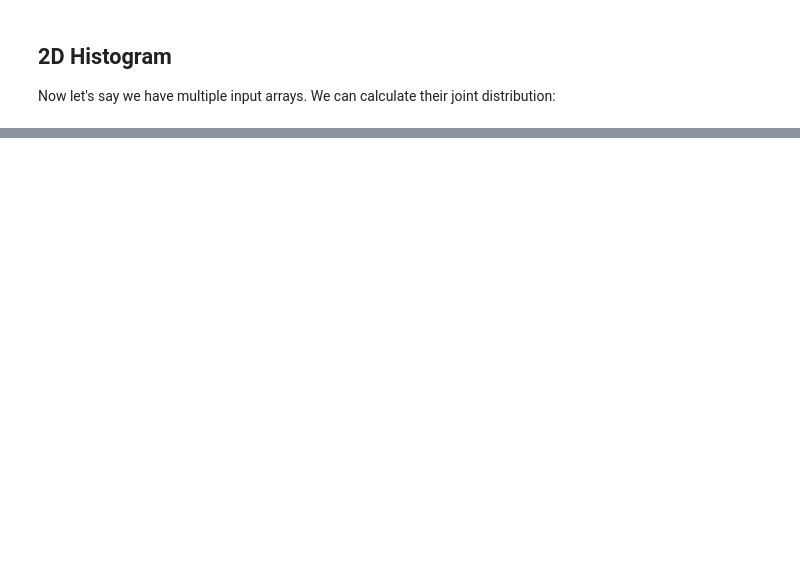
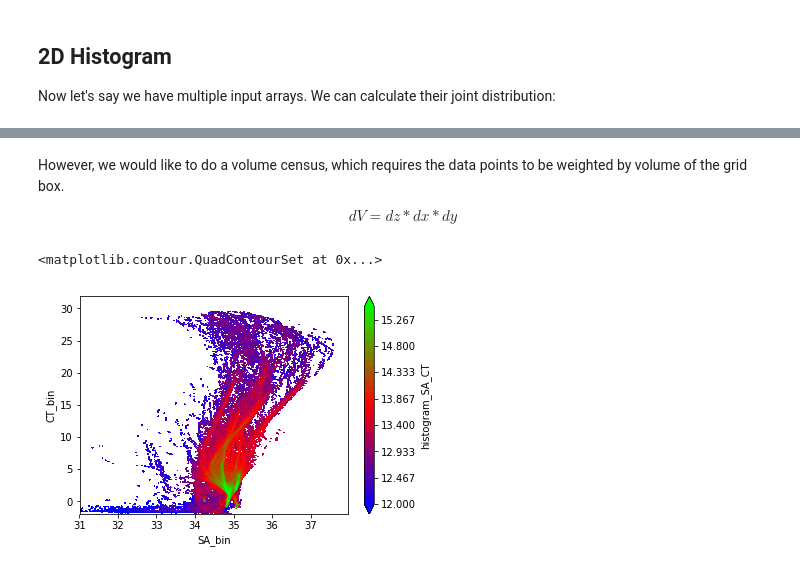
Before and after one commit to xgcm/xhistogram, a Jupyter notebook: doc/tutorial.ipynb, the cells around one changed output, grey strips where cells are left out. Cells and saved outputs as stored; diff of their text form; code cells hidden in the pictures; blank space fills up the shorter version.

```diff
--- a/doc/tutorial.ipynb
+++ b/doc/tutorial.ipynb
@@ -68,0 +145,19 @@ histogram(da, db, bins=[bins, bins]).plot()
+# %% [markdown]
+However, we would like to do a volume census, which requires the data points to be weighted by volume of the grid box.
+
+\begin{equation}
+dV = dz*dx*dy
+\end{equation}
+# %%
+# histogram of number of data points weighted by volume resolution
+# Note that depth is a non-uniform axis
+
+# weight by volume of grid cell (resolution = 5degree, 1degree=110km)
+dVol = Ocean_TS.dz*(5*110e3)*(5*110e3*np.cos(Ocean_TS.lat*np.pi/180))
+
+# Note: The weights are automatically broadcast to the right size
+hTSw = histogram(Ocean_TS.SA, Ocean_TS.CT, bins=[sbins, tbins], weights=dVol)
+np.log10(hTSw.T).plot.contourf(levels=31, vmin=12, vmax=15.5, cmap='brg')
+# %% [output]
+<matplotlib.contour.QuadContourSet at 0x...>
+[figure, added]
```
Also changed, not shown: parts of 19 cells of this notebook, 7 other files.
